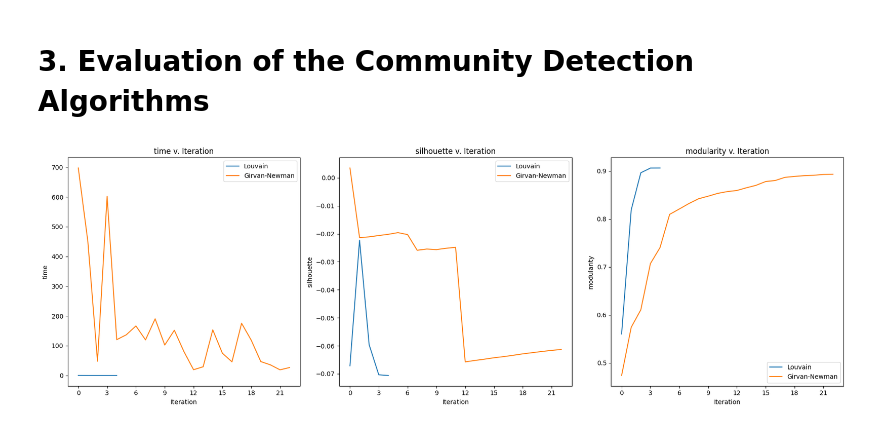
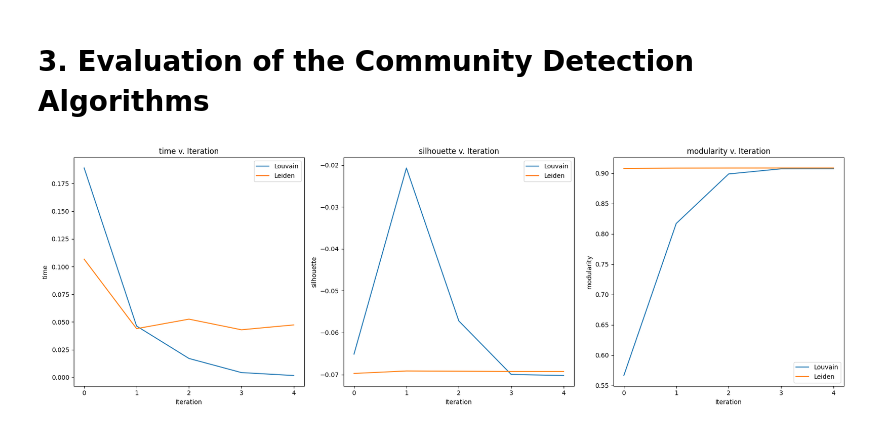
Before and after one commit to mattduerrmeier/sbb-analytics, a Jupyter notebook: community_detection_evaluation.ipynb, the cells around one changed output. Saved outputs shown, nothing was run; the diff lists cells and outputs as text; code cells hidden in the pictures.

```diff
--- a/community_detection_evaluation.ipynb
+++ b/community_detection_evaluation.ipynb
@@ -107,12 +143,12 @@ def plot_bench_results(df_list, labels):
     plt.show()
 # %%
 louvain_bench = pd.read_csv("data/benchmarks/louvain.csv")
-gn_bench = pd.read_csv("data/benchmarks/girvan-newman.csv")
-#leiden_bench = pd.read_csv("data/benchmarks/leiden.csv")
+#gn_bench = pd.read_csv("data/benchmarks/girvan-newman.csv")
+leiden_bench = pd.read_csv("data/benchmarks/leiden.csv")
 
-plot_bench_results([louvain_bench, gn_bench], ["Louvain", "Girvan-Newman"])
+plot_bench_results([louvain_bench, leiden_bench], ["Louvain", "Leiden"])
 # %% [output]
-[figure, old version]
+[figure, new version]
 # %%
 # we should be able to safely remove this
 # kept just in case
```
Also changed, not shown: parts of 4 cells of this notebook, 3 other files.
